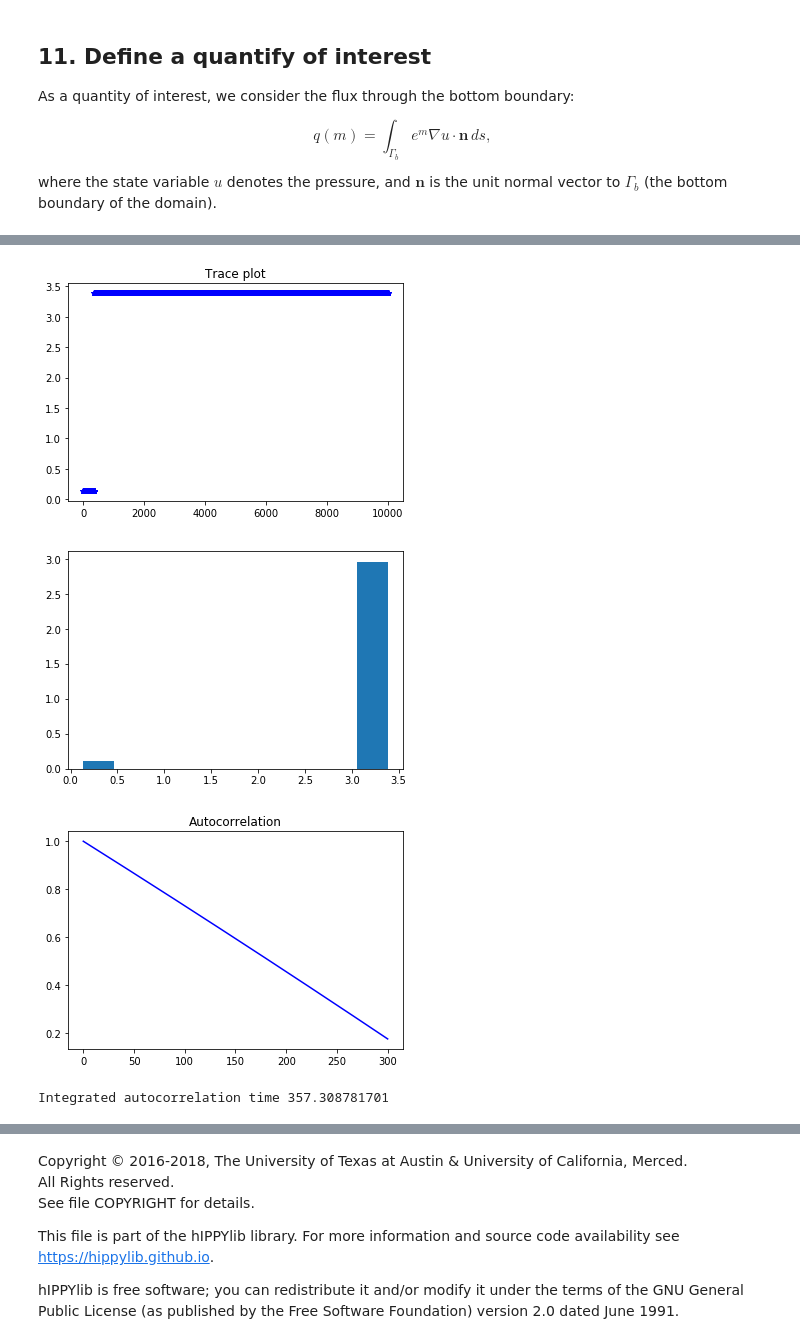
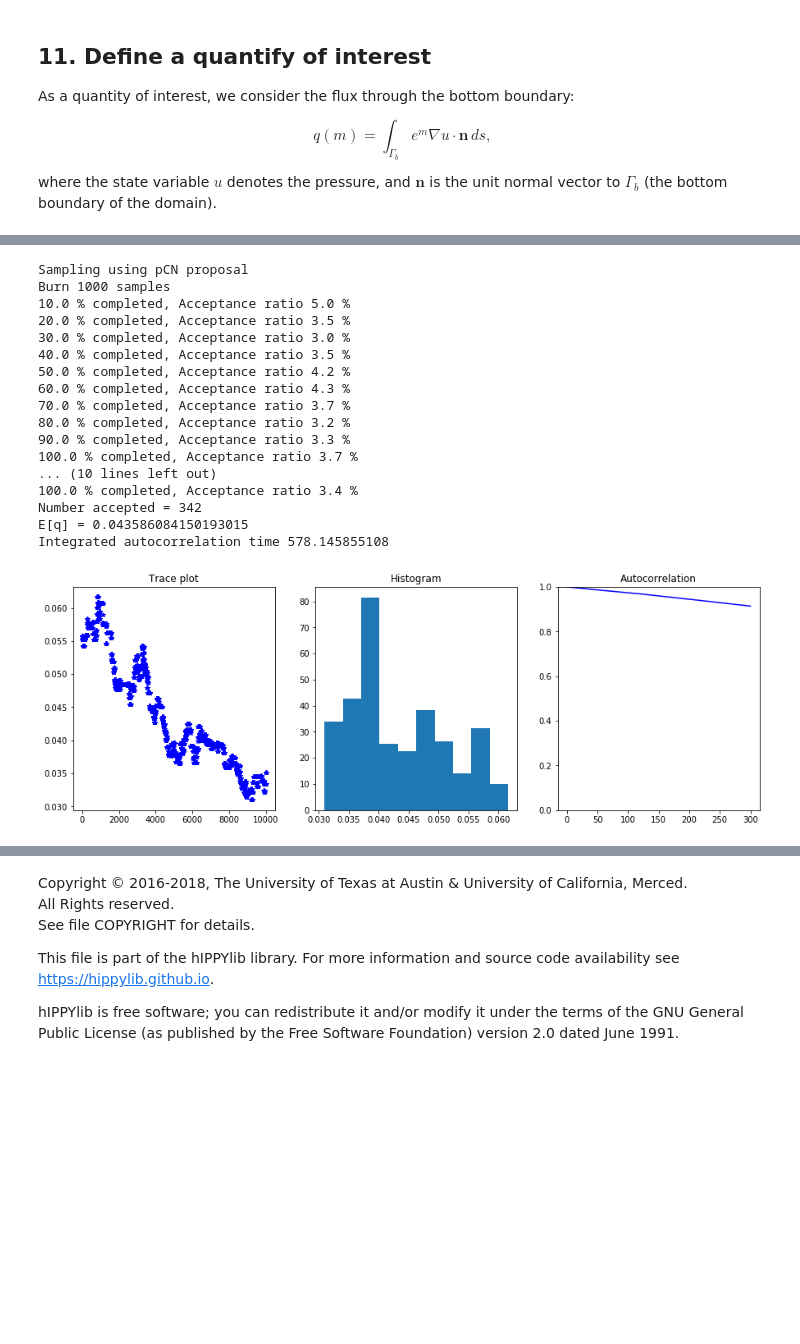
Before and after one commit to mpilosov/labs, a Jupyter notebook: Labs/Lab7_Wednesday/SubsurfaceBayesian.ipynb, the cells around one changed output, grey strips where cells are left out. Cells and saved outputs as stored; diff of their text form; code cells hidden in the pictures; blank space fills up the shorter version.

```diff
--- a/Labs/Lab7_Wednesday/SubsurfaceBayesian.ipynb
+++ b/Labs/Lab7_Wednesday/SubsurfaceBayesian.ipynb
@@ -553,26 +561,27 @@ class FluxQOI(object):
     def __init__(self, Vh, dsGamma):
         self.Vh = Vh
         self.dsGamma = dsGamma
-        self.n = dl.Constant((0.,1.))#dl.FacetNormal(Vh[STATE].mesh())
+        self.n = dl.Constant((0.,1.))#dl.FacetNormal(Vh[hp.STATE].mesh())
 
         self.u = None
         self.m = None
         self.L = {}
 
     def form(self, x):
-        return dl.exp(x[PARAMETER])*dl.dot( dl.grad(x[STATE]), self.n)*self.dsGamma
+        return dl.exp(x[hp.PARAMETER])*dl.dot( dl.grad(x[hp.STATE]), self.n)*self.dsGamma
 
     def eval(self, x):
-        u = vector2Function(x[STATE], self.Vh[STATE])
-        m = vector2Function(x[PARAMETER], self.Vh[PARAMETER])
+        u = hp.vector2Function(x[hp.STATE], self.Vh[hp.STATE])
+        m = hp.vector2Function(x[hp.PARAMETER], self.Vh[hp.PARAMETER])
         return dl.assemble(self.form([u,m]))
 
 class GammaBottom(dl.SubDomain):
     def inside(self, x, on_boundary):
         return ( abs(x[1]) < dl.DOLFIN_EPS )
 
+# Boundary observations
 GC = GammaBottom()
-marker = dl.FacetFunction("size_t", mesh)
+marker = dl.FacetFunction("size_t", mesh) # an array with one element for each face
 marker.set_all(0)
 GC.mark(marker, 1)
 dss = dl.Measure("ds", subdomain_data=marker)
@@ -636,26 +680,24 @@ E[q] = 3.2675083717080238
-# %%
-q = tracer.data
-
-plt.figure()
-plt.plot(q, '*b')
-plt.title("Trace plot")
-plt.show()
-
-plt.figure
-plt.hist(q, normed=True)
-plt.show()
-
-max_lag = 300
-integrated_corr_time, lags, acorrs = integratedAutocorrelationTime(q, max_lag)
-
-plt.figure()
-plt.plot(lags, acorrs, '-b')
-plt.title("Autocorrelation")
-plt.show()
-
-print ("Integrated autocorrelation time", integrated_corr_time)
-# %% [output]
-[figure, removed]
-[figure, removed]
-[figure, removed]
-Integrated autocorrelation time 357.308781701
+# %%
+print("Sampling using pCN proposal")
+kernel_pCN = hp.pCNKernel(model)
+kernel_pCN.parameters["s"] = 0.01
+tracer = run_chain(kernel_pCN)
+# %% [output]
+Sampling using pCN proposal
+Burn 1000 samples
+10.0 % completed, Acceptance ratio 5.0 %
+20.0 % completed, Acceptance ratio 3.5 %
+30.0 % completed, Acceptance ratio 3.0 %
+40.0 % completed, Acceptance ratio 3.5 %
+50.0 % completed, Acceptance ratio 4.2 %
+60.0 % completed, Acceptance ratio 4.3 %
+70.0 % completed, Acceptance ratio 3.7 %
+80.0 % completed, Acceptance ratio 3.2 %
+90.0 % completed, Acceptance ratio 3.3 %
+100.0 % completed, Acceptance ratio 3.7 %
+... (10 lines left out)
+100.0 % completed, Acceptance ratio 3.4 %
+Number accepted = 342
+E[q] = 0.043586084150193015
+Integrated autocorrelation time 578.145855108
+[figure, added]
```
Also changed, not shown: parts of 18 cells of this notebook, 3 other files.
